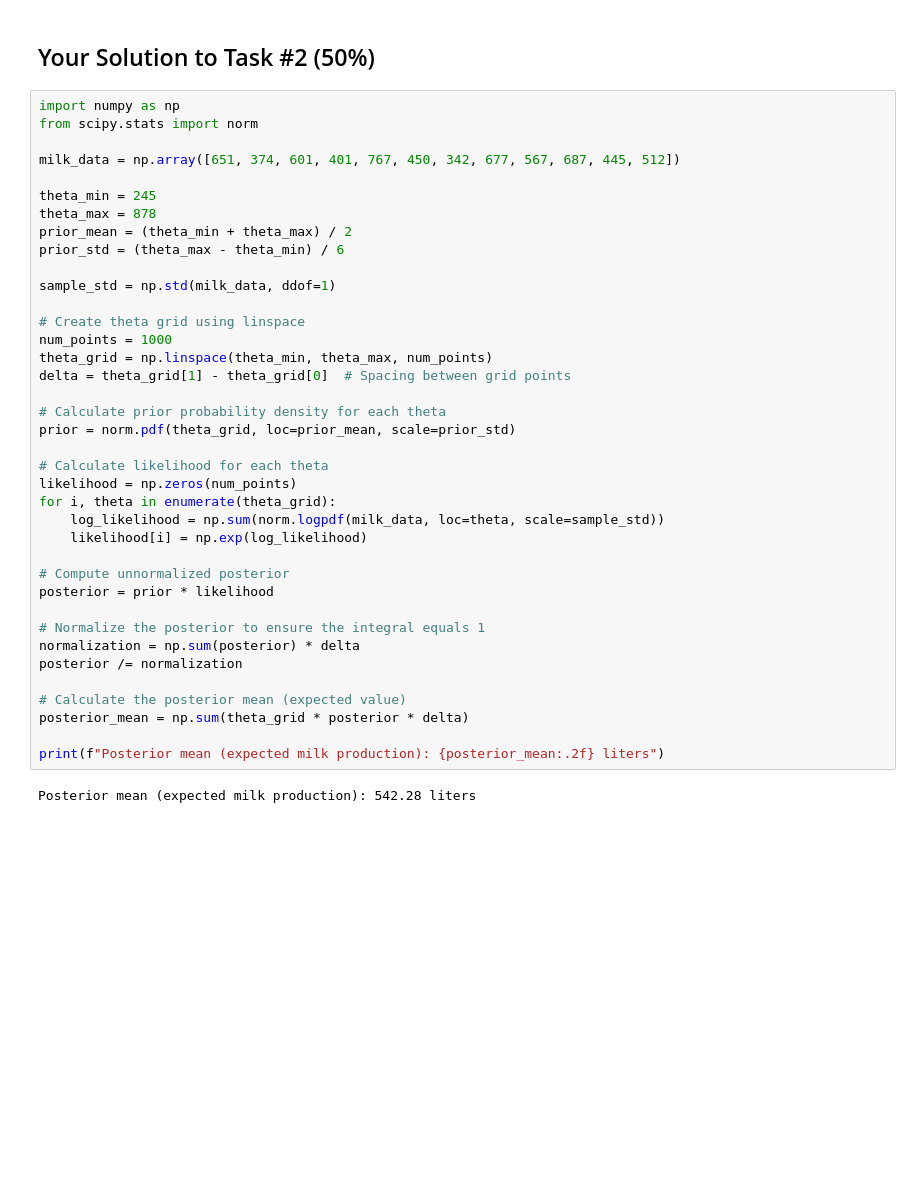
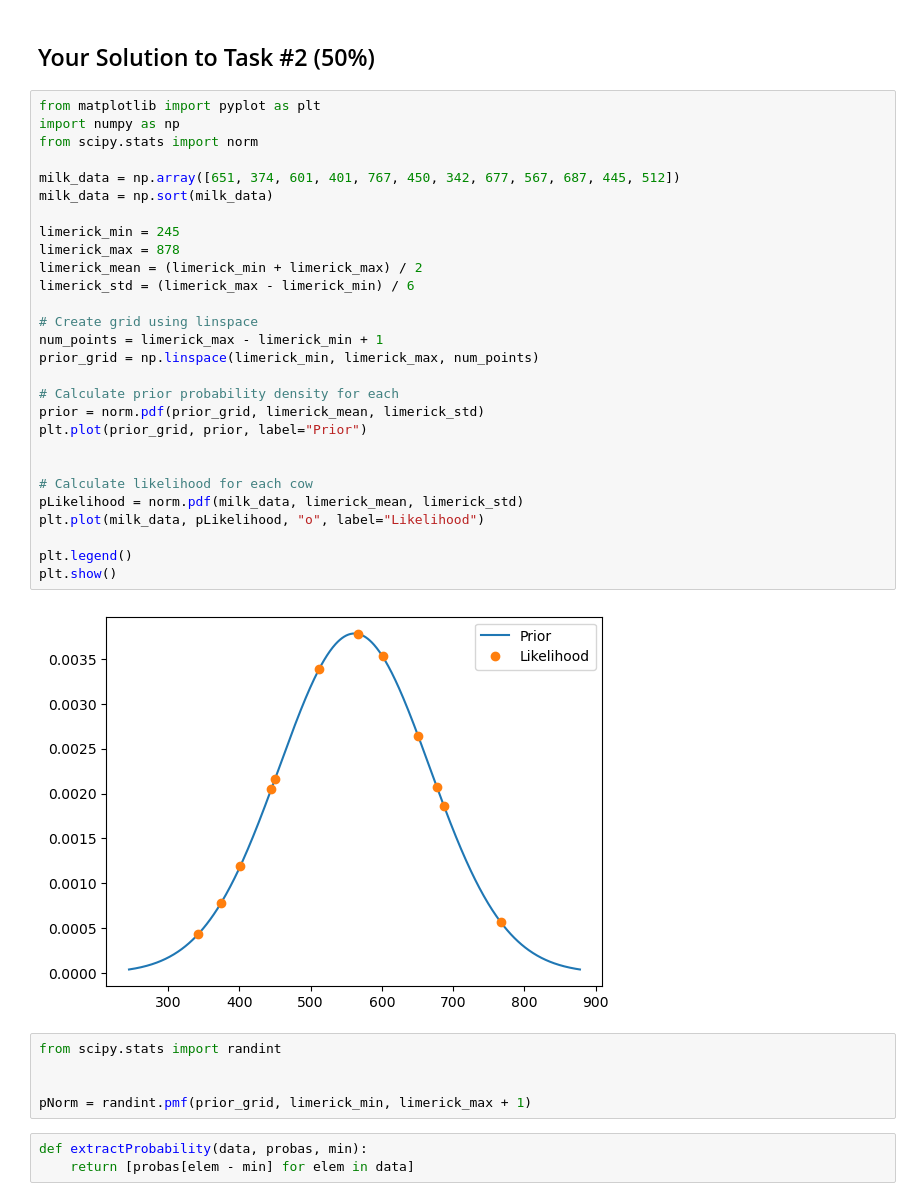
Before and after one commit to BuiHoangTu/ul.cs6462-probalistic-ai, a Jupyter notebook: Assignment_1.ipynb, the cells around one changed output. Cells and saved outputs as stored; diff of their text form; blank space fills up the shorter version.

```diff
--- a/Assignment_1.ipynb
+++ b/Assignment_1.ipynb
@@ -244,42 +244,40 @@ Bayes’ Theorem works not on events but on distributions:
 # %% [markdown]
 ## Your Solution to Task #2 (50%)
 # %%
+from matplotlib import pyplot as plt
 import numpy as np
 from scipy.stats import norm
 
 milk_data = np.array([651, 374, 601, 401, 767, 450, 342, 677, 567, 687, 445, 512])
+milk_data = np.sort(milk_data)
 
-theta_min = 245
-theta_max = 878
-prior_mean = (theta_min + theta_max) / 2
-prior_std = (theta_max - theta_min) / 6
+limerick_min = 245
+limerick_max = 878
+limerick_mean = (limerick_min + limerick_max) / 2
+limerick_std = (limerick_max - limerick_min) / 6
 
-sample_std = np.std(milk_data, ddof=1)
+# Create grid using linspace
+num_points = limerick_max - limerick_min + 1
+prior_grid = np.linspace(limerick_min, limerick_max, num_points)
 
-# Create theta grid using linspace
-num_points = 1000
-theta_grid = np.linspace(theta_min, theta_max, num_points)
-delta = theta_grid[1] - theta_grid[0]  # Spacing between grid points
+# Calculate prior probability density for each
+prior = norm.pdf(prior_grid, limerick_mean, limerick_std)
+plt.plot(prior_grid, prior, label="Prior")
 
-# Calculate prior probability density for each theta
-prior = norm.pdf(theta_grid, loc=prior_mean, scale=prior_std)
 
-# Calculate likelihood for each theta
-likelihood = np.zeros(num_points)
-for i, theta in enumerate(theta_grid):
-    log_likelihood = np.sum(norm.logpdf(milk_data, loc=theta, scale=sample_std))
-    likelihood[i] = np.exp(log_likelihood)
+# Calculate likelihood for each cow
+pLikelihood = norm.pdf(milk_data, limerick_mean, limerick_std)
+plt.plot(milk_data, pLikelihood, "o", label="Likelihood")
 
-# Compute unnormalized posterior
-posterior = prior * likelihood
-
-# Normalize the posterior to ensure the integral equals 1
-normalization = np.sum(posterior) * delta
-posterior /= normalization
-
-# Calculate the posterior mean (expected value)
-posterior_mean = np.sum(theta_grid * posterior * delta)
-
-print(f"Posterior mean (expected milk production): {posterior_mean:.2f} liters")
+plt.legend()
+plt.show()
 # %% [output]
-Posterior mean (expected milk production): 542.28 liters
+[figure, added]
+# %%
+from scipy.stats import randint
+
+
+pNorm = randint.pmf(prior_grid, limerick_min, limerick_max + 1)
+# %%
+def extractProbability(data, probas, min):
+    return [probas[elem - min] for elem in data]
```
Also changed, not shown: parts of 3 cells of this notebook.
